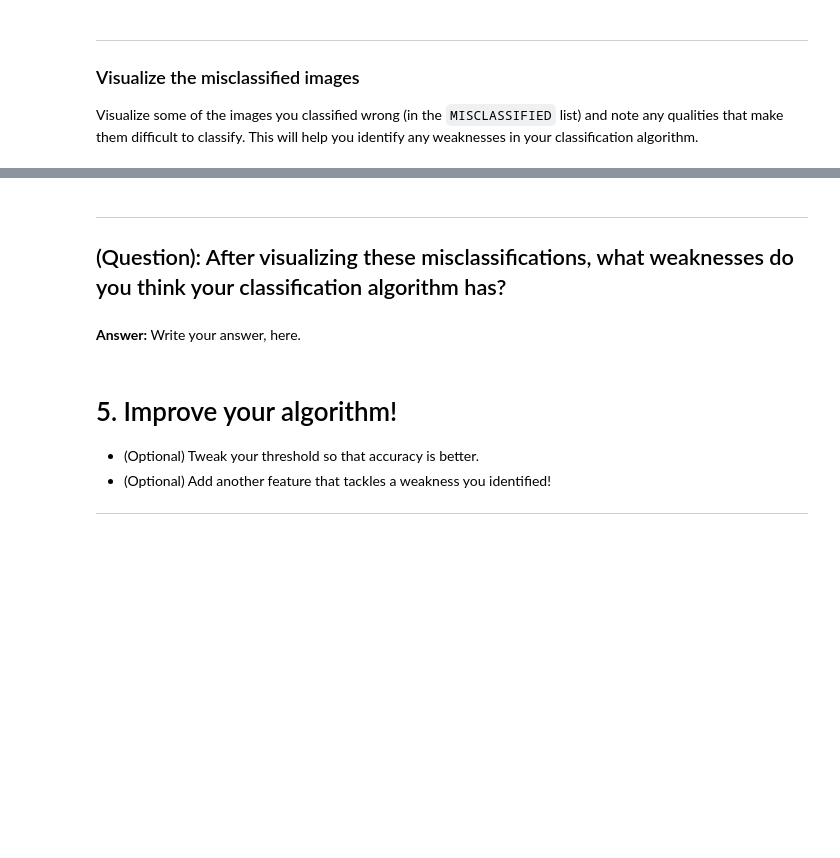
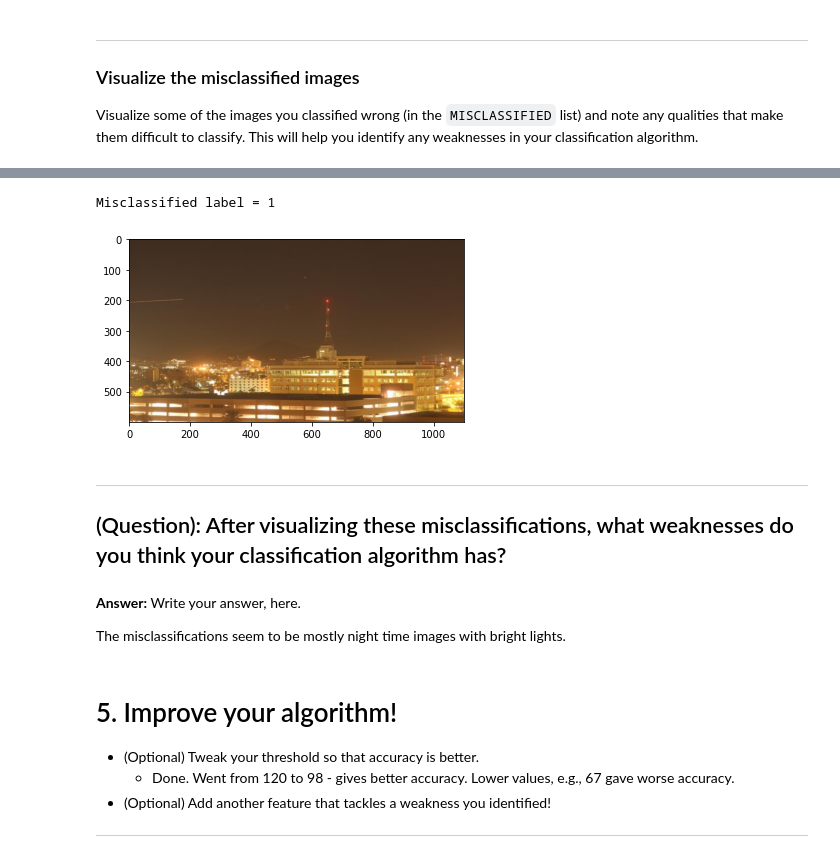
Before and after one commit to ken-power/CVND-ComputerVisionExercises, a Jupyter notebook: 1_1_Image_Representation/6_5. Accuracy and Misclassification.ipynb, the cells around one changed output, grey strips where cells are left out. Saved outputs shown, nothing was run; the diff lists cells and outputs as text; code cells hidden in the pictures; blank space fills up the shorter version.

```diff
--- a/1_1_Image_Representation/6_5. Accuracy and Misclassification.ipynb
+++ b/1_1_Image_Representation/6_5. Accuracy and Misclassification.ipynb
@@ -224,12 +237,20 @@ print(str(MISCLASSIFIED[num][1]))
+# %%
+show_misclassifications(6)
+# %% [output]
+Misclassified label = 1
+[figure, added]
 # %% [markdown]
 ---
 <a id='question2'></a>
 ## (Question): After visualizing these misclassifications, what weaknesses do you think your classification algorithm has?
 # %% [markdown]
 **Answer:** Write your answer, here.
+
+The misclassifications seem to be mostly night time images with bright lights.
 # %% [markdown]
 # 5. Improve your algorithm!
 
 * (Optional) Tweak your threshold so that accuracy is better.
+    * Done. Went from 120 to 98 - gives better accuracy. Lower values, e.g., 67 gave worse accuracy.
 * (Optional) Add another feature that tackles a weakness you identified!
 ---
```
Also changed, not shown: parts of 6 cells of this notebook.
